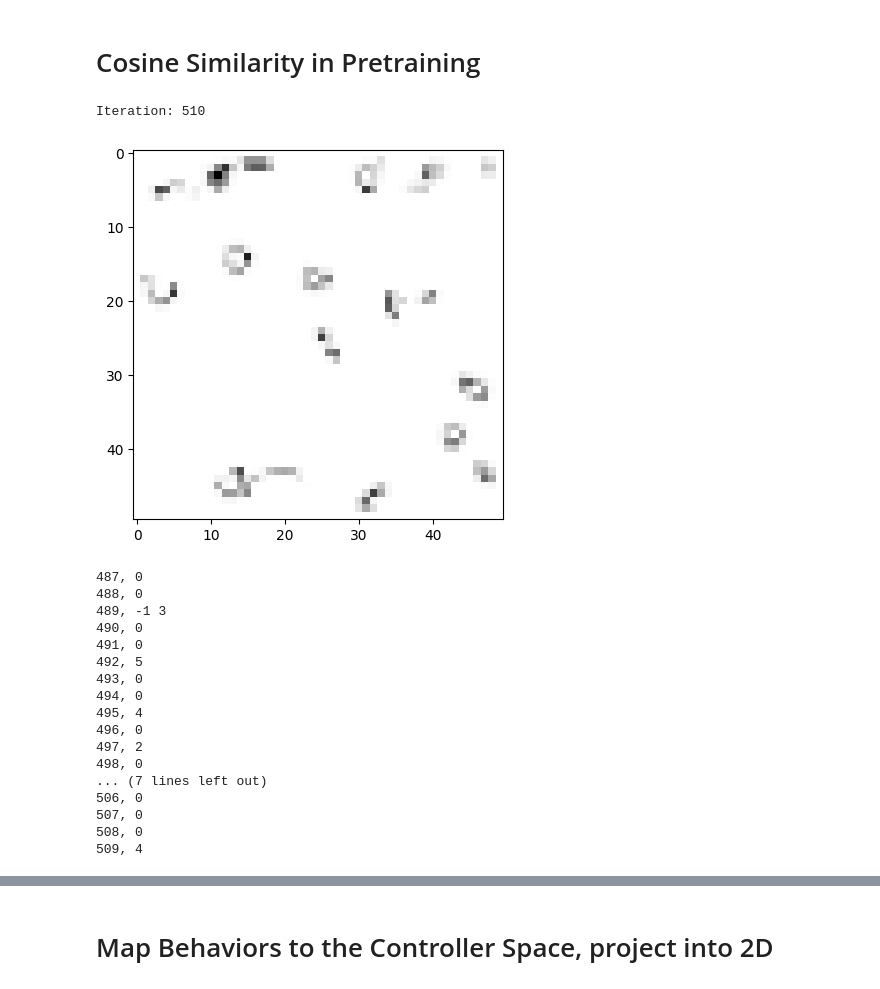
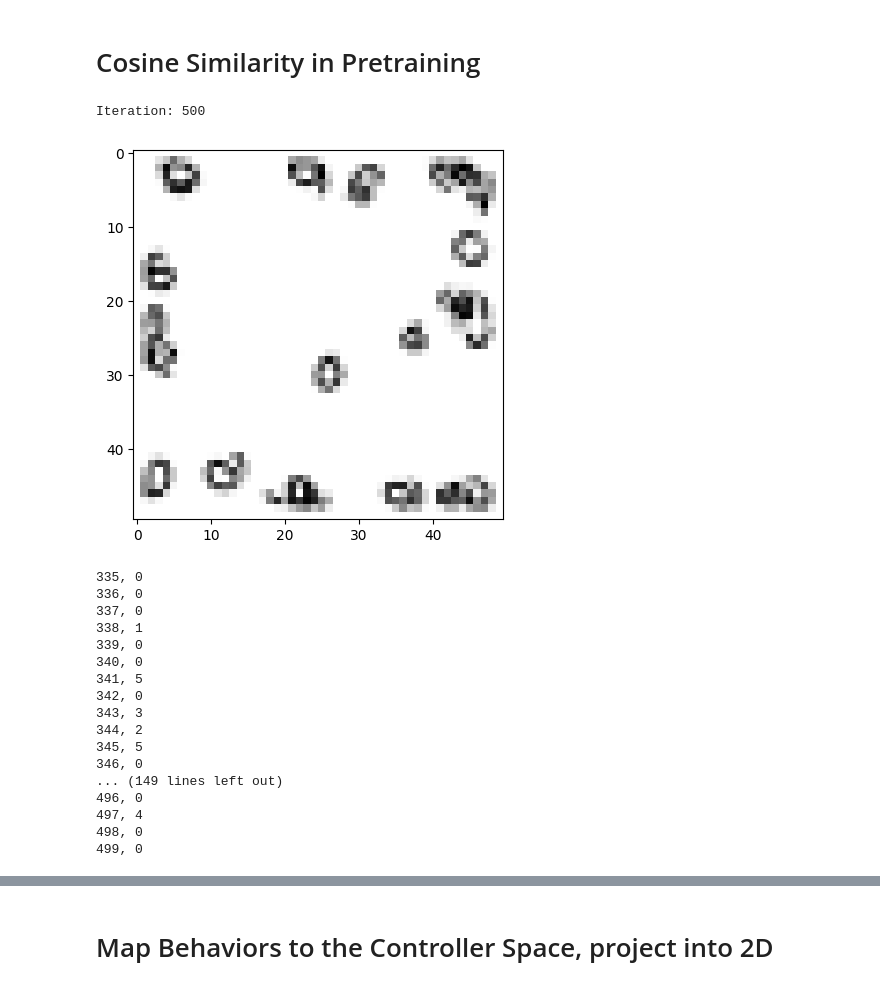
Before and after one commit to Connor-Mattson/SwarmBehaviorDiscovery, a Jupyter notebook: util.ipynb, the cells around one changed output, grey strips where cells are left out. Cells and saved outputs as stored; diff of their text form; code cells hidden in the pictures.

```diff
--- a/util.ipynb
+++ b/util.ipynb
@@ -131,47 +131,48 @@ for score, i in top_five:
 # %%
 # Labeling Training Data
 from IPython.display import clear_output
 from data.swarmset import SwarmDataset
 import matplotlib.pyplot as plt
 import time
-data = SwarmDataset("data/gecco-two-sensor")
-START = 487
+data = SwarmDataset("data/gecco-filtered-two-sensor")
+START = 335
 
 pairs = ""
 for i in range(START, len(data)):
     if i % 10 == 0:
         print(f"Iteration: {i}")
     _inp = data[i][0]
     plt.imshow(_inp, cmap="Greys")
     plt.show()
     time.sleep(1.0)
     _class = input("Classification? ")
     if _class == None or _class == "":
         break
     pairs += f"{i}, {_class}\n"
+
     clear_output(wait=True)
 
 print(pairs)
 # %% [output]
-Iteration: 510
+Iteration: 500
-[figure, old version]
+[figure, new version]
-487, 0
-488, 0
-489, -1 3
-490, 0
-491, 0
-492, 5
-493, 0
-494, 0
-495, 4
+335, 0
+336, 0
+337, 0
+338, 1
+339, 0
+340, 0
+341, 5
+342, 0
+343, 3
+344, 2
+345, 5
+346, 0
+... (149 lines left out)
 496, 0
-497, 2
+497, 4
 498, 0
-... (7 lines left out)
-506, 0
-507, 0
-508, 0
-509, 4
+499, 0
 # %%
 # Count the Proportions of classes given an I.I.D sampling of the behavior space
 from data.swarmset import SwarmDataset
```
Also changed, not shown: parts of 1 cell of this notebook, 11 other files.
